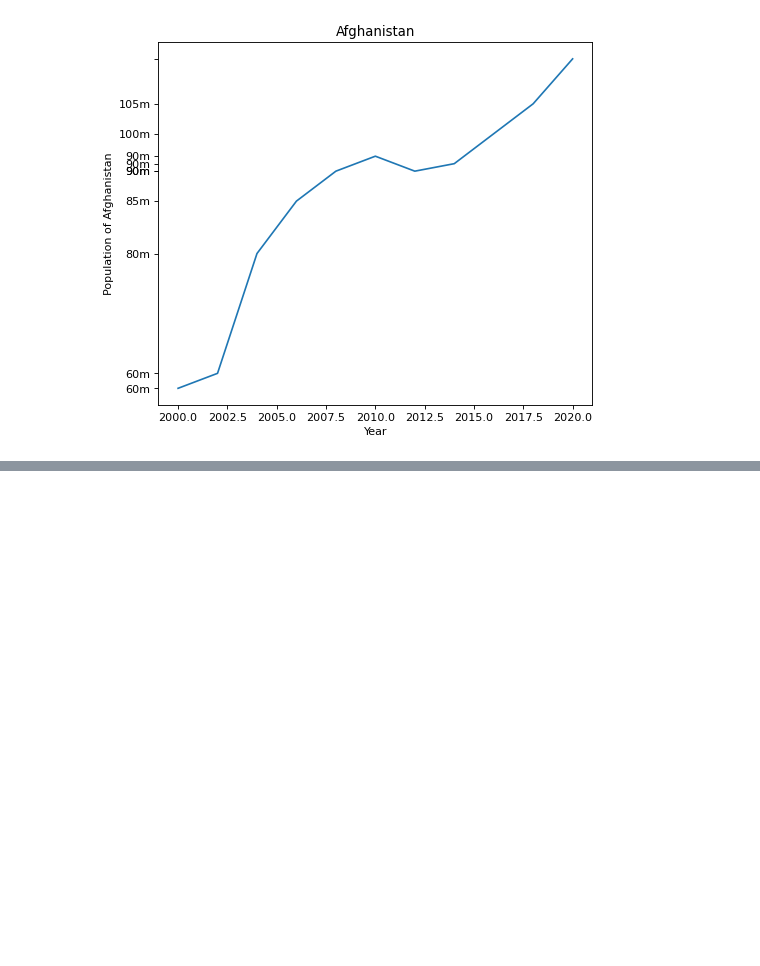
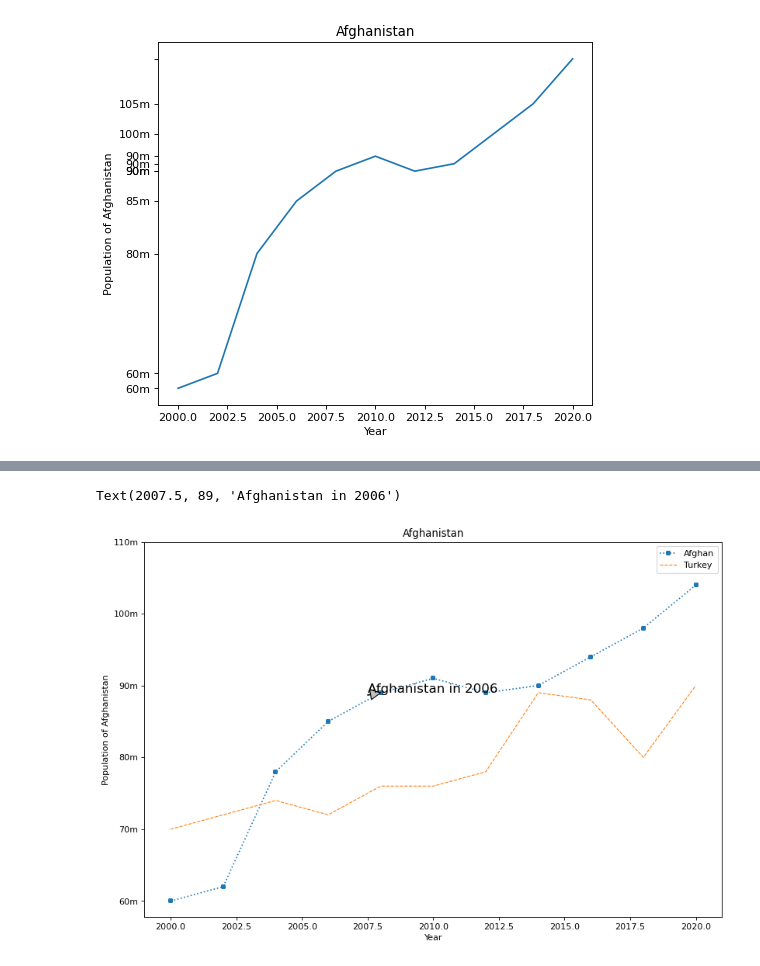
Before and after one commit to HasibullahAman/Data_Visulaization, a Jupyter notebook: Data_Visualization_SecondTry/mathpolitlib.ipynb, the cells around one changed output, grey strips where cells are left out. Drawn from its saved outputs; the diff is of its cells as text; code cells hidden in the pictures; blank space fills up the shorter version.

```diff
--- a/Data_Visualization_SecondTry/mathpolitlib.ipynb
+++ b/Data_Visualization_SecondTry/mathpolitlib.ipynb
@@ -109,0 +115,18 @@ plt.scatter(np.arange(6),pop,s=popsize,c=color)
+# %%
+plt.figure(figsize=(12,8),dpi=(80))
+plt.xlabel("Year")
+plt.ylabel("Population of Afghanistan")
+plt.plot(year,popAf,ls=':',marker='+',mew=4)
+plt.plot(year,popT,ls='--',lw=1)
+plt.title("Afghanistan")
+plt.yticks([60,70,80,90,100,110],['60m','70m','80m','90m','100m','110m'])
+# adding legend for know which line is for afghanistan and which one is for turkey.
+plt.legend(['Afghan','Turkey'],loc='best')
+# adding an arrow to show a point using anntate
+plt.annotate("Afghanistan in 2006",xytext=(2007.5,89),xy=(2008,89),arrowprops={
+    'facecolor':'silver',
+    'width':0.5
+},fontsize=15)
+# %% [output]
+Text(2007.5, 89, 'Afghanistan in 2006')
+[figure, added]
```
Also changed, not shown: parts of 7 cells of this notebook.
